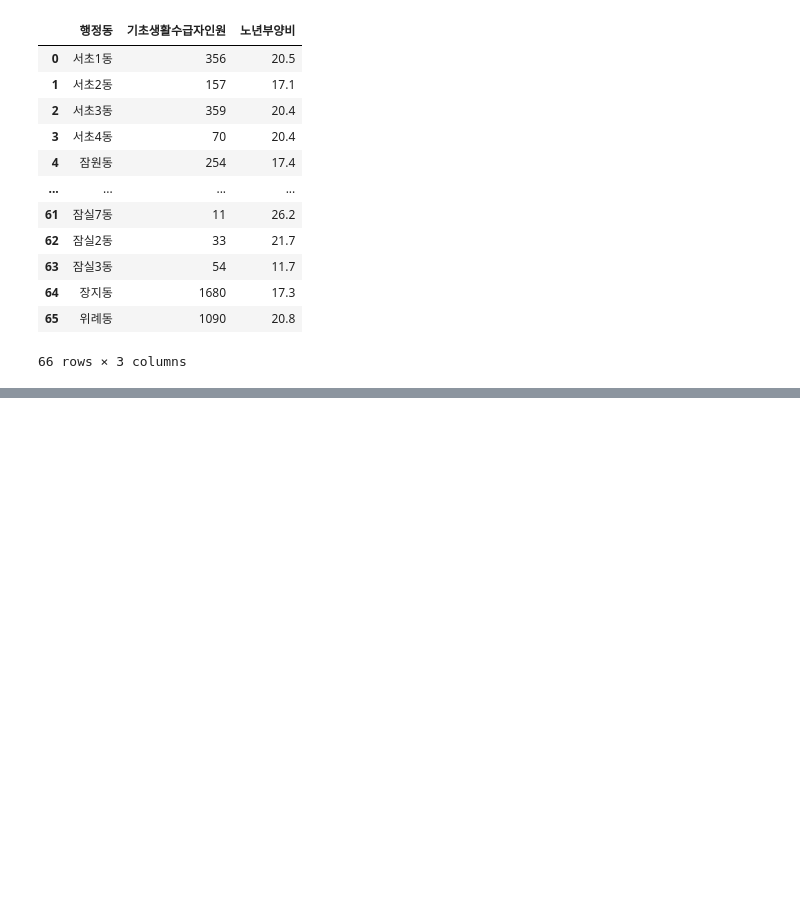
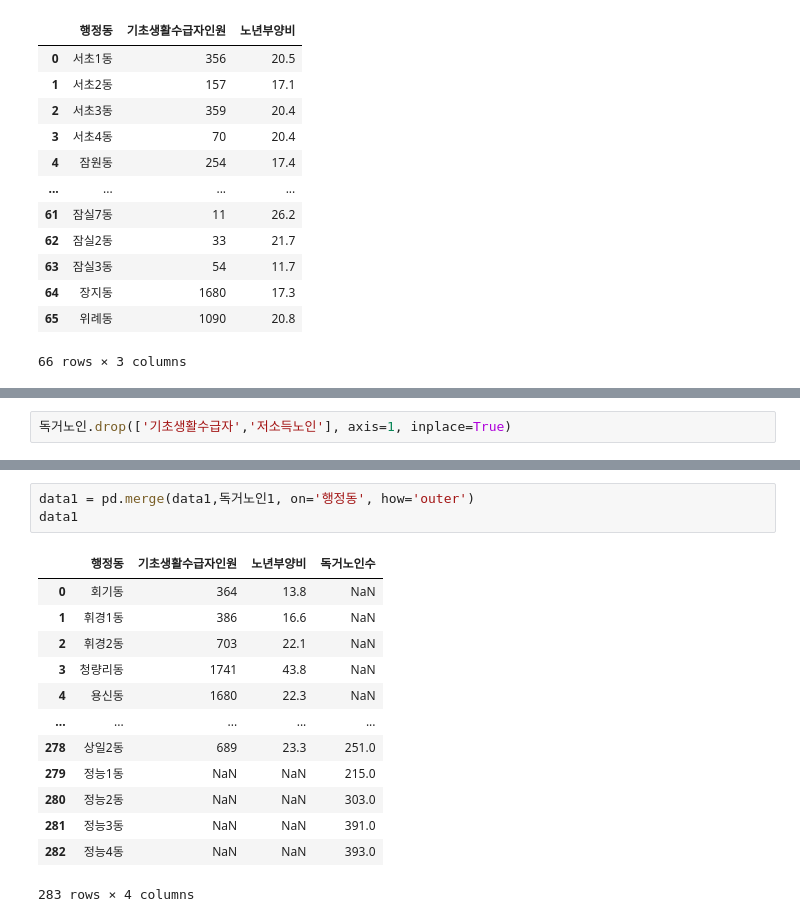
Before and after one commit to 520817/jjp, a Jupyter notebook: 전처리/(서린) 행정동_전처리.ipynb, the cells around one changed output, grey strips where cells are left out. Cells and saved outputs as stored; diff of their text form; blank space fills up the shorter version.

```diff
--- a/전처리/(서린) 행정동_전처리.ipynb
+++ b/전처리/(서린) 행정동_전처리.ipynb
@@ -278,0 +312,2 @@ data3
+# %%
+독거노인.drop(['기초생활수급자','저소득노인'], axis=1, inplace=True)
@@ -278,0 +395,17 @@ data3
+# %%
+data1 = pd.merge(data1,독거노인1, on='행정동', how='outer')
+data1
+# %% [output]
+|  | 행정동 | 기초생활수급자인원 | 노년부양비 | 독거노인수 |
+| 0 | 회기동 | 364 | 13.8 | NaN |
+| 1 | 휘경1동 | 386 | 16.6 | NaN |
+| 2 | 휘경2동 | 703 | 22.1 | NaN |
+| 3 | 청량리동 | 1741 | 43.8 | NaN |
+| 4 | 용신동 | 1680 | 22.3 | NaN |
+| ... | ... | ... | ... | ... |
+| 278 | 상일2동 | 689 | 23.3 | 251.0 |
+| 279 | 정능1동 | NaN | NaN | 215.0 |
+| 280 | 정능2동 | NaN | NaN | 303.0 |
+| 281 | 정능3동 | NaN | NaN | 391.0 |
+| 282 | 정능4동 | NaN | NaN | 393.0 |
+283 rows × 4 columns
```
Also changed, not shown: parts of 14 cells of this notebook.
